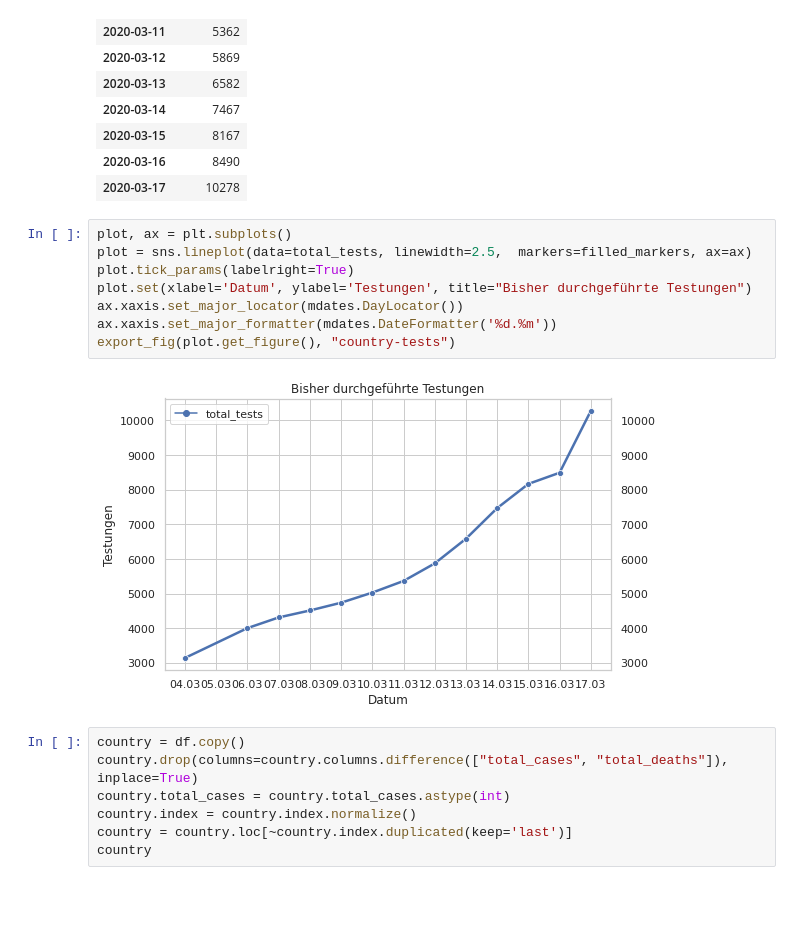
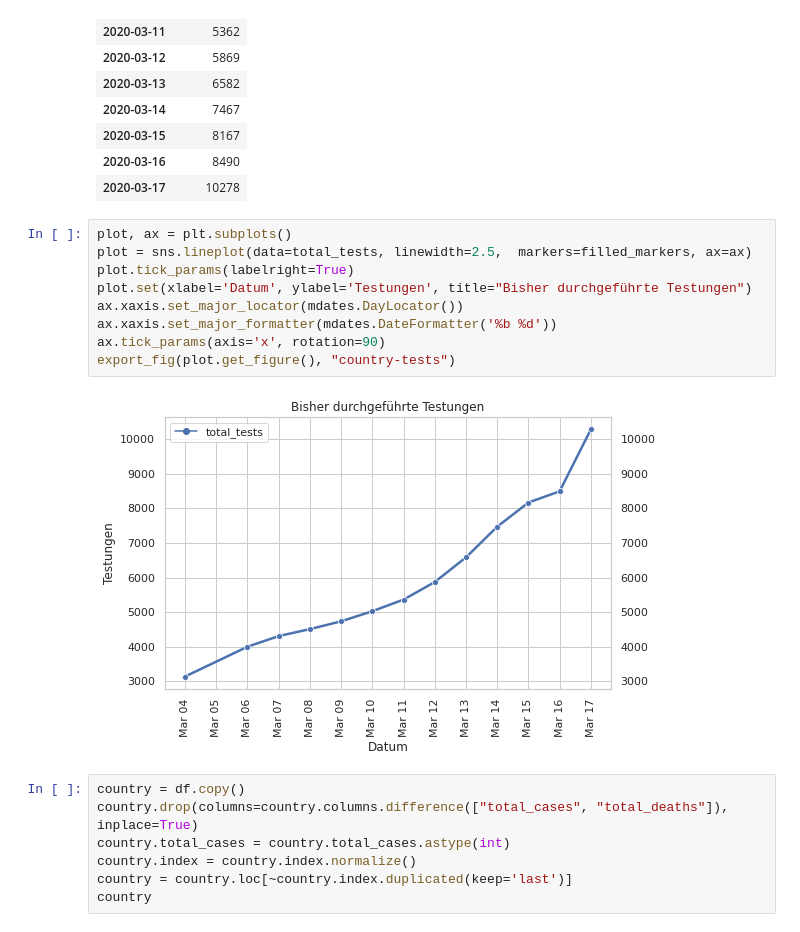
Before and after one commit to danielw2904/Austria-COVID-19, a Jupyter notebook: Austria.ipynb, the cells around one changed output. Cells and saved outputs as stored; diff of their text form; blank space fills up the shorter version.

Commit message:
Make x-axis date labels easier to read

```diff
--- a/Austria.ipynb
+++ b/Austria.ipynb
@@ -229,13 +231,14 @@ total_tests
 # %%
 plot, ax = plt.subplots()
 plot = sns.lineplot(data=total_tests, linewidth=2.5,  markers=filled_markers, ax=ax)
 plot.tick_params(labelright=True)
 plot.set(xlabel='Datum', ylabel='Testungen', title="Bisher durchgeführte Testungen")
 ax.xaxis.set_major_locator(mdates.DayLocator())
-ax.xaxis.set_major_formatter(mdates.DateFormatter('%d.%m'))
+ax.xaxis.set_major_formatter(mdates.DateFormatter('%b %d'))
+ax.tick_params(axis='x', rotation=90)
 export_fig(plot.get_figure(), "country-tests")
 # %% [output]
-[figure, old version]
+[figure, new version]
 # %%
 country = df.copy()
 country.drop(columns=country.columns.difference(["total_cases", "total_deaths"]), inplace=True)
```
Also changed, not shown: parts of 3 cells of this notebook, 5 other files.
